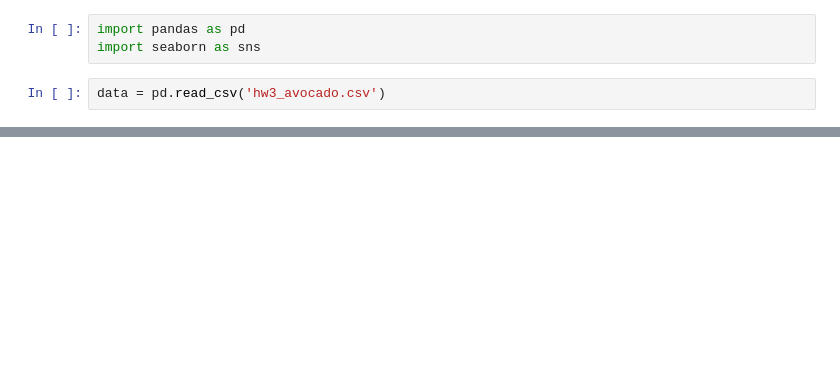
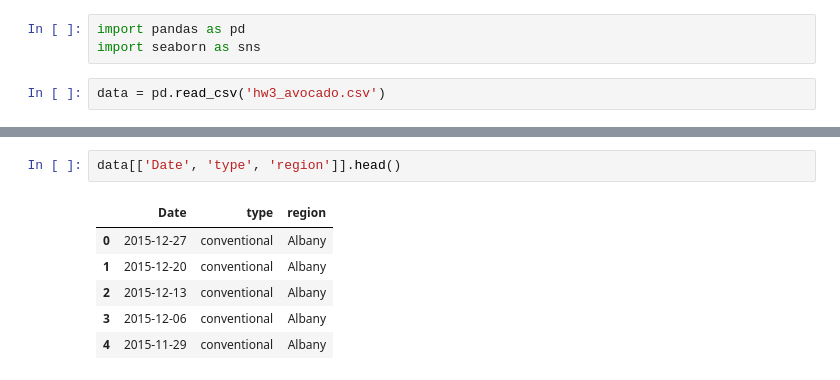
Before and after one commit to Firedreyke/CIS410_Homework3, a Jupyter notebook: avocado.ipynb, the cells around one changed output, grey strips where cells are left out. Saved outputs shown, nothing was run; the diff lists cells and outputs as text; blank space fills up the shorter version.

```diff
--- a/avocado.ipynb
+++ b/avocado.ipynb
@@ -14,0 +79,9 @@ data.head()
+# %%
+data[['Date', 'type', 'region']].head()
+# %% [output]
+|  | Date | type | region |
+| 0 | 2015-12-27 | conventional | Albany |
+| 1 | 2015-12-20 | conventional | Albany |
+| 2 | 2015-12-13 | conventional | Albany |
+| 3 | 2015-12-06 | conventional | Albany |
+| 4 | 2015-11-29 | conventional | Albany |
```
Also changed, not shown: parts of 10 cells of this notebook.
